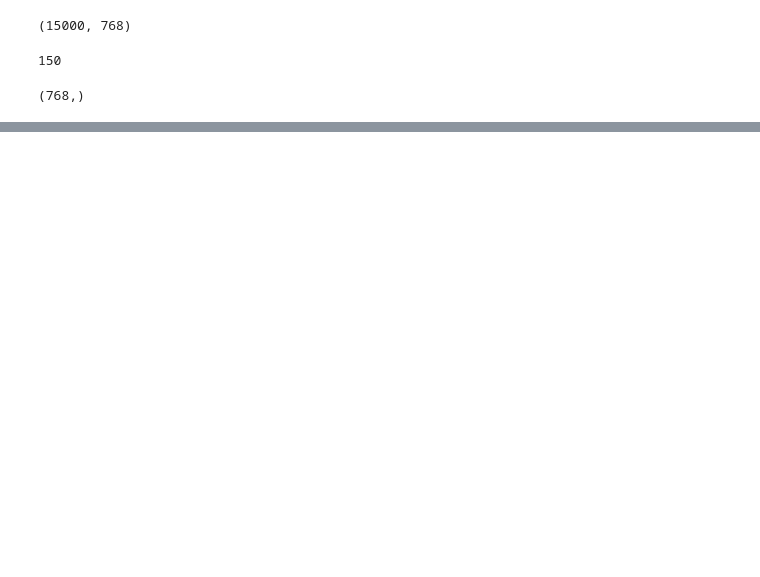
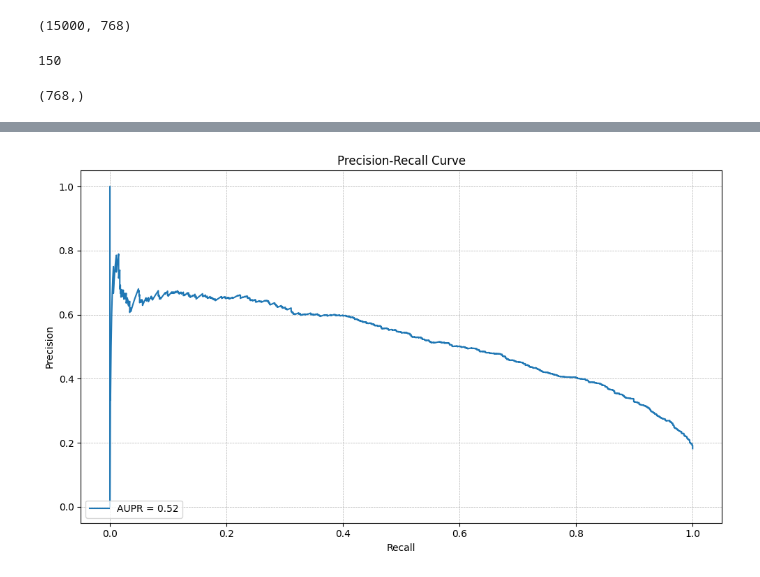
Before and after one commit to SlangLab-NU/autoencoder-oos, a Jupyter notebook: ood.ipynb, the cells around one changed output, grey strips where cells are left out. Cells and saved outputs as stored; diff of their text form; code cells hidden in the pictures; blank space fills up the shorter version.

```diff
--- a/ood.ipynb
+++ b/ood.ipynb
@@ -69,0 +44,2 @@ def get_embeddings(sentences):
+# %%
+pooling_model = models.Pooling(word_embedding_model.get_word_embedding_dimension(),pooling_mode="max")
@@ -176,3 +137,24 @@ aupr
+# %%
+from sklearn.metrics import precision_recall_curve, auc
+
+# Calculate precision, recall, and thresholds
+precision, recall, thresholds = precision_recall_curve(y_true, y_scores)
+
+# Calculate the area under the precision-recall curve
+aupr = auc(recall, precision)
+
+# Plot the precision-recall curve
+plt.figure(figsize=(10, 6))
+plt.plot(recall, precision, label=f'AUPR = {aupr:.2f}')
+plt.xlabel('Recall')
+plt.ylabel('Precision')
+plt.title('Precision-Recall Curve')
+plt.legend(loc='lower left')
+plt.grid(True, which='both', linestyle='--', linewidth=0.5)
+plt.tight_layout()
+plt.show()
+# %% [output]
+[figure, added]
 # %%
 fpr, tpr, thresholds = roc_curve(y_true, y_scores)
 
```
Also changed, not shown: parts of 18 cells of this notebook.
